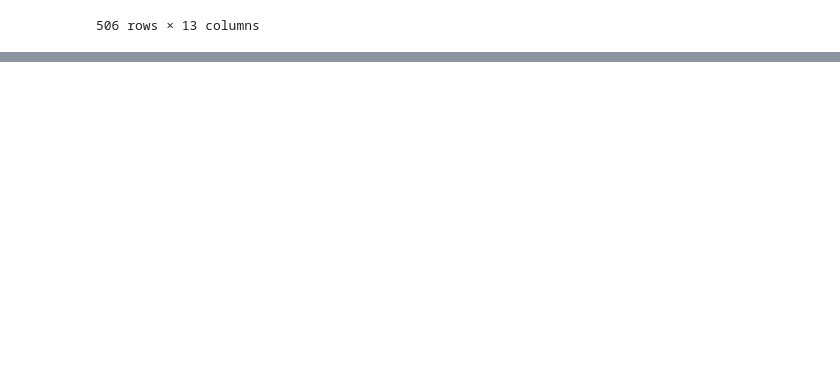
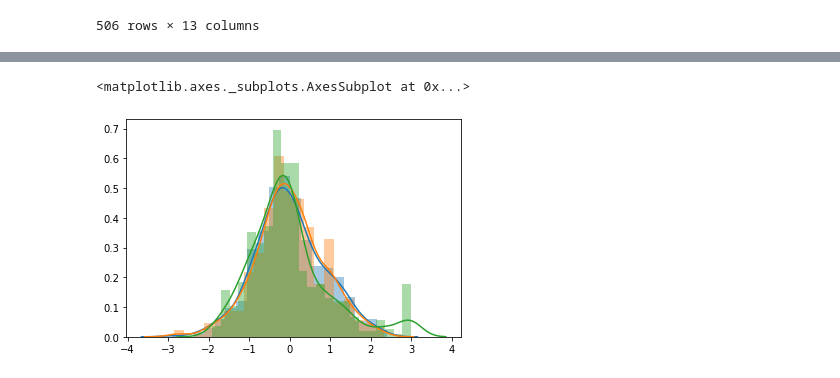
Before and after one commit to SSAFY-ML/Algo, a Jupyter notebook: perceptron.ipynb, the cells around one changed output, grey strips where cells are left out. Cells and saved outputs as stored; diff of their text form; code cells hidden in the pictures; blank space fills up the shorter version.

Commit message:
perceptron linear-test; categorical-not-test

```diff
--- a/perceptron.ipynb
+++ b/perceptron.ipynb
@@ -29,7 +40,7 @@ data
 data['const'] = np.ones_like(data.iloc[:,0])
 # %%
 class Percep:
-    def __init__(self, x, y, w = None, activation='linear'):
+    def __init__(self, x, y, activation='linear'):
         np.random.seed(0)
         self.data = x
         self.target = y
@@ -39,16 +50,26 @@ class Percep:
         self.hist = []
 
     def update(self, x, y, w, lr=0.01):
-        x = x.values
         y = y.flatten()
-        res = x.T @ (y - np.dot(x, w))
+        a = x @ w
+        if self.activation == 'sigmoid':
+            y_hat = np.array(list(map(lambda x: 1 / (1 + np.exp(-x)), a))).flatten()
+            h = y_hat * (1 - y_hat)
+        elif self.activation == 'relu':
+            y_hat = np.array(list(map(lambda x: max(0, x), a))).flatten()
+            h = np.array(list(map(lambda x: 1 if x > 0 else 0, y_hat))).flatten()
+        else:
+            y_hat = a
+            h = 1
 
-        if self.activation == 'relu':
-            return w - np.dot(res, -lr/len(x)), (y - np.dot(x, w)).T @ (y - np.dot(x, w)) / len(x)
-        return w - np.dot(res, -lr/len(x)), (y - np.dot(x, w)).T @ (y - np.dot(x, w)) / len(x)
+        diff  = y - y_hat
+
+        c = h * diff
+
+        return w - np.dot(x.values.T @ c, -lr/len(x)), (y - y_hat).T @ (y - y_hat) / len(x)
 
     def fit(self):
-        for _ in range(200):
+        for _ in range(5000):
             w, c = self.update(self.data, self.target, self.w)
             self.hist.append(c)
             if np.abs(c-self.loss) < 1e-4:
@@ -56,5 +77,14 @@ class Percep:
             else:
                 self.w = w
                 self.loss = c
+
+    def predict(self, data):
+        return data.values @ self.w
 # %%
-nn = Percep(data, target)
+nn = Percep(data, target, activation = 'linear')
+# %%
+from sklearn.linear_model import LinearRegression
+nn.fit()
+
+lr = LinearRegression()
+lr.fit(data, target)
@@ -60,0 +127,7 @@ nn = Percep(data, target)
+# %%
+sns.distplot(lr.predict(data))
+sns.distplot(nn.predict(data))
+sns.distplot(target)
+# %% [output]
+<matplotlib.axes._subplots.AxesSubplot at 0x...>
+[figure, added]
```
Also changed, not shown: parts of 14 cells of this notebook, 1 other file.
